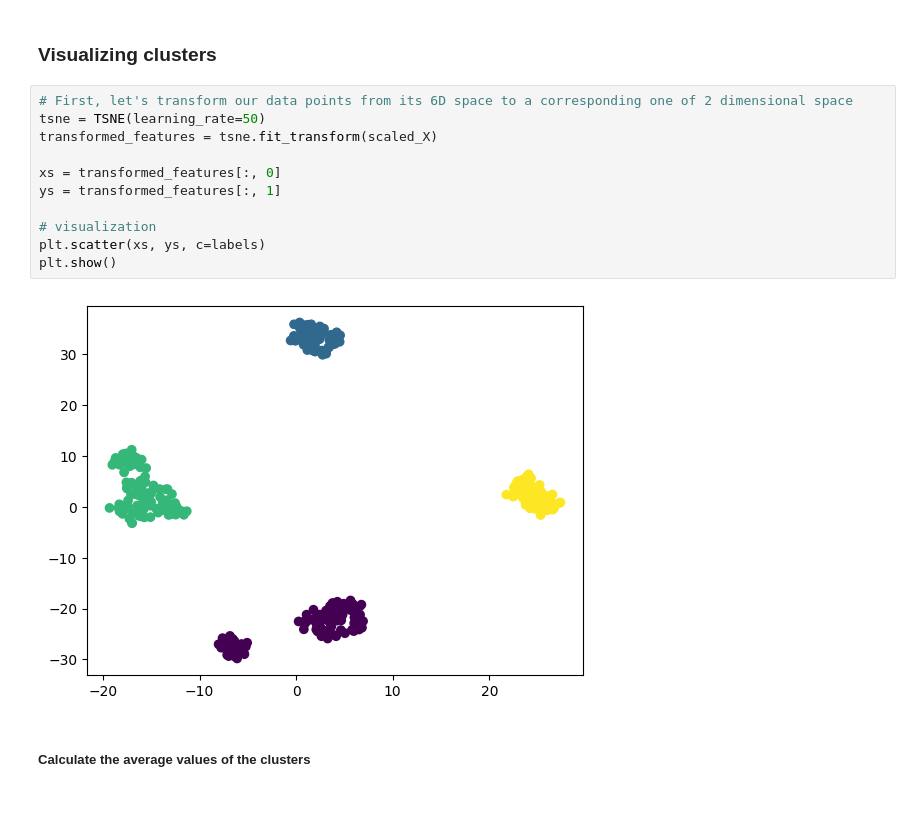
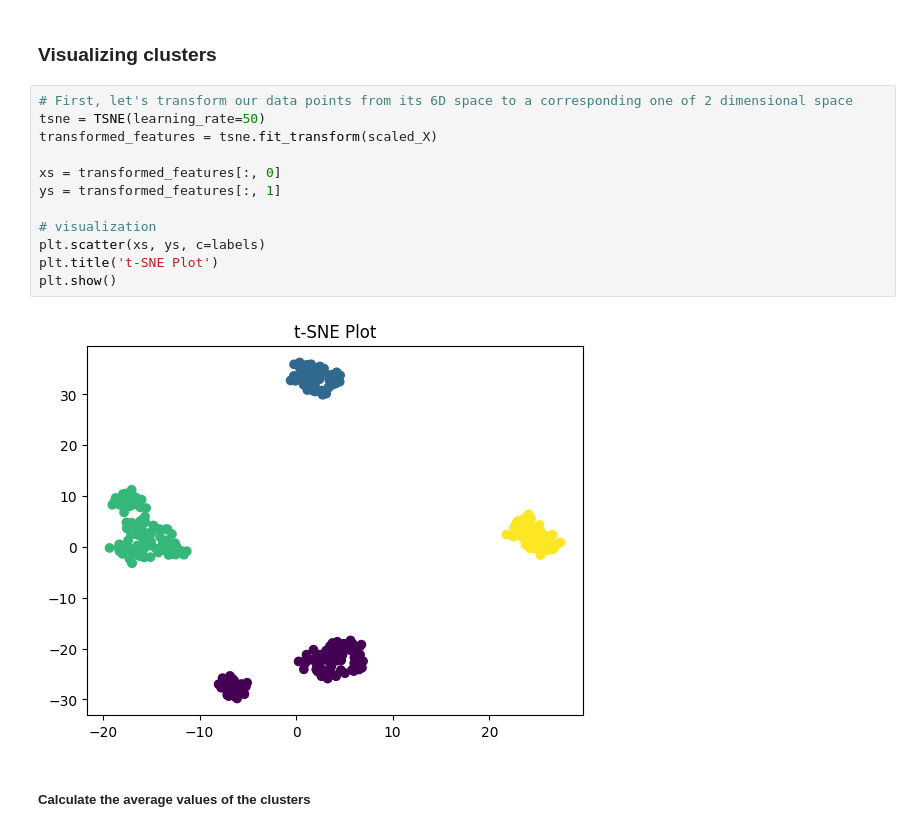
Before and after one commit to MohamedMostafa259/ClusteringAntarcticPenguinSpecies, a Jupyter notebook: notebook.ipynb, the cells around one changed output. Drawn from its saved outputs; the diff is of its cells as text; blank space fills up the shorter version.

Commit message:
added visuals

```diff
--- a/notebook.ipynb
+++ b/notebook.ipynb
@@ -105,16 +105,17 @@ labels = kmeans.labels_  # equivalent to: `labels = kmeans.fit_predict(scaled_X)
 # %%
 # First, let's transform our data points from its 6D space to a corresponding one of 2 dimensional space
 tsne = TSNE(learning_rate=50)
 transformed_features = tsne.fit_transform(scaled_X)
 
 xs = transformed_features[:, 0]
 ys = transformed_features[:, 1]
 
 # visualization
 plt.scatter(xs, ys, c=labels)
+plt.title('t-SNE Plot')
 plt.show()
 # %% [output]
-[figure, old version]
+[figure, new version]
 # %% [markdown]
 ##### Calculate the average values of the clusters
 # %%
```
Also changed, not shown: 3 other files.
